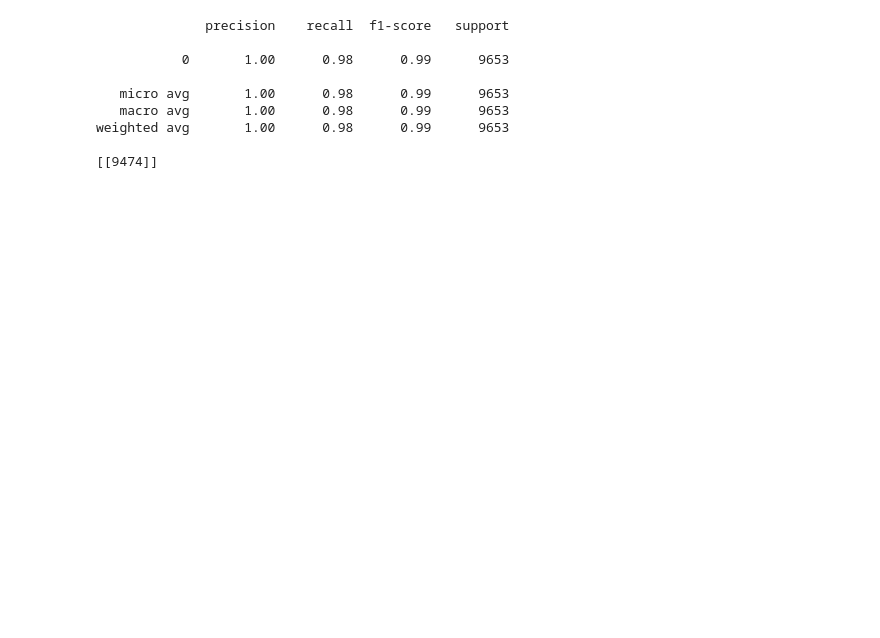
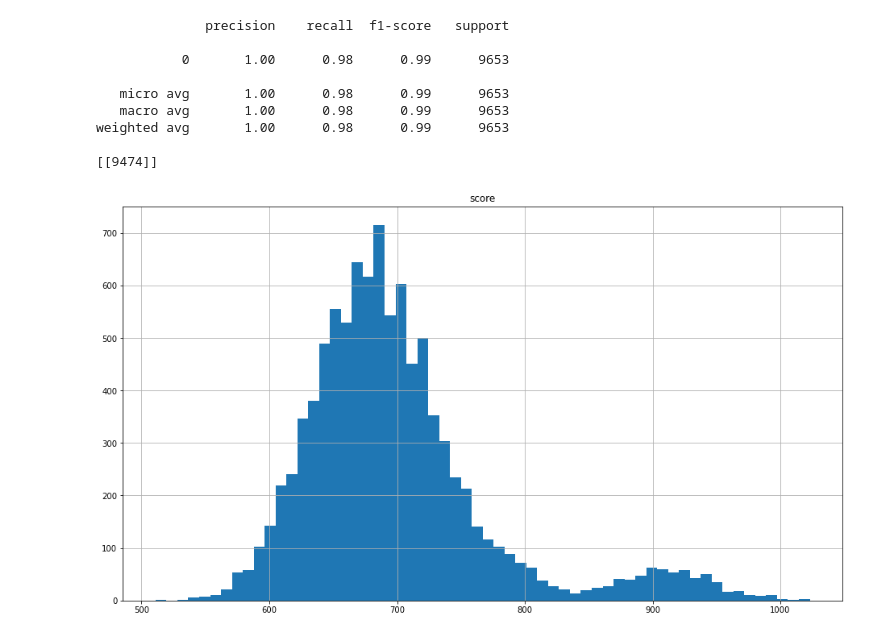
Before and after one commit to dvh549/Financial_Analytics, a Jupyter notebook: Main_Notebook.ipynb, the cells around one changed output. Saved outputs shown, nothing was run; the diff lists cells and outputs as text; code cells hidden in the pictures; blank space fills up the shorter version.

```diff
--- a/Main_Notebook.ipynb
+++ b/Main_Notebook.ipynb
@@ -1887,6 +1898,17 @@ print(confusion_matrix(y_pred, y_test, labels=np.unique(y_pred)))
 weighted avg       1.00      0.98      0.99      9653
 
 [[9474]]
+# %%
+# calculate credit score using the results from the scorecard generated
+
+score_card = sc.scorecard(bins, lr, X_train.columns)
+# credit score
+train_score = sc.scorecard_ply(train, score_card)
+test_score = sc.scorecard_ply(test, score_card)
+test_score.hist(figsize=(16,9), bins=60)
+plt.show()
+# %% [output]
+[figure, added]
 # %%
 # generate scorecard
 
```
Also changed, not shown: parts of 30 cells of this notebook, 3 other files.
